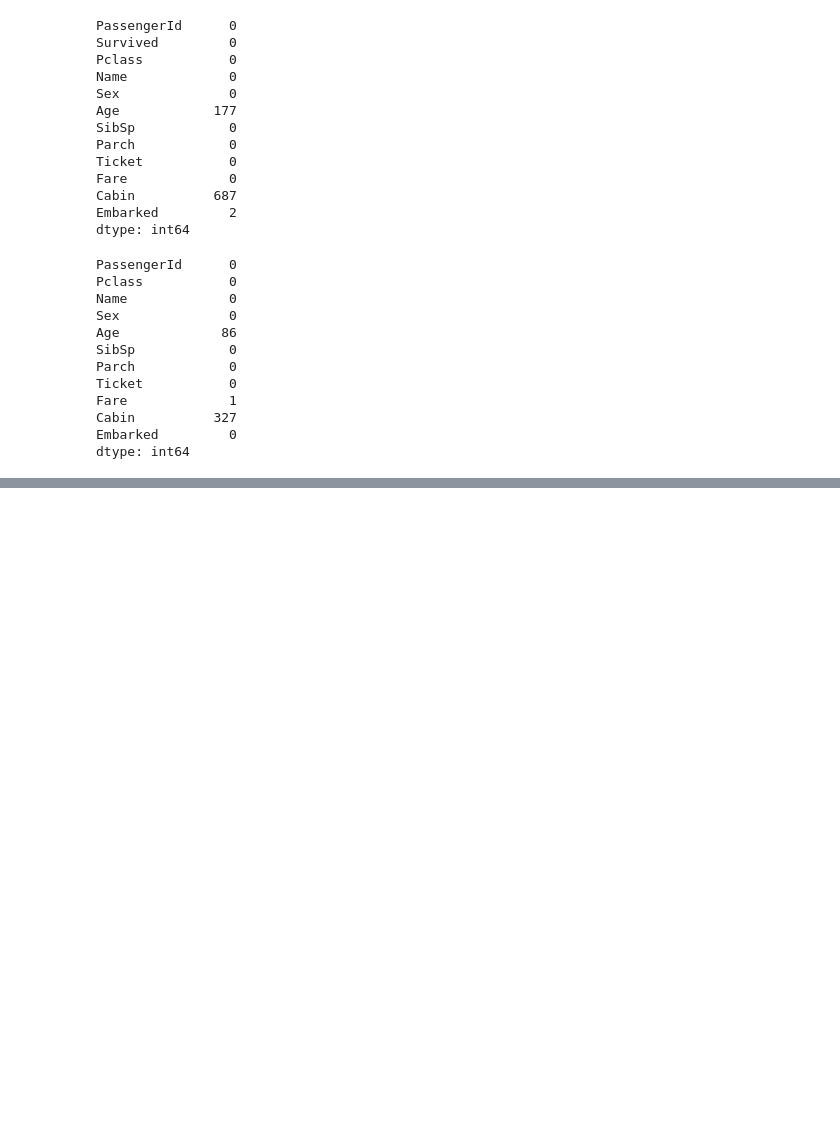
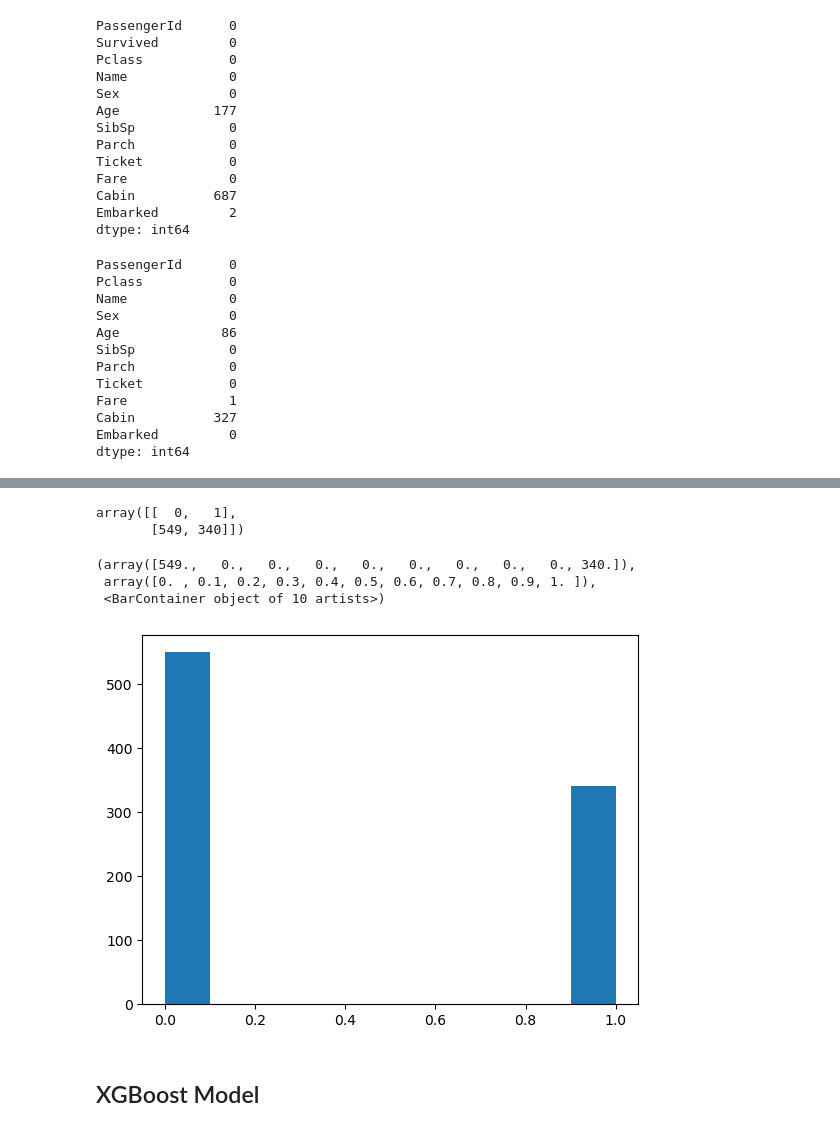
Before and after one commit to fbazzi19/kaggleTitanic, a Jupyter notebook: titanic_ml.ipynb, the cells around one changed output, grey strips where cells are left out. Drawn from its saved outputs; the diff is of its cells as text; code cells hidden in the pictures; blank space fills up the shorter version.

```diff
--- a/titanic_ml.ipynb
+++ b/titanic_ml.ipynb
@@ -115,0 +148,8 @@ Age and Cabin features are missing for many passengers, so they will be removed
+# %%
+train_data = train_data.set_index('PassengerId')
+pid=test_data['PassengerId']
+test_data = test_data.set_index('PassengerId')
+X_train = train_data.drop(columns=['Survived'])
+y_train = train_data['Survived']
+X_train.head()
+y_train.head()
@@ -115,0 +171,12 @@ Age and Cabin features are missing for many passengers, so they will be removed
+# %%
+np.asarray(np.unique(train_data['Survived'], return_counts=True))
+plt.hist(train_data['Survived'], label="Train")
+# %% [output]
+array([[  0,   1],
+       [549, 340]])
+(array([549.,   0.,   0.,   0.,   0.,   0.,   0.,   0.,   0., 340.]),
+ array([0. , 0.1, 0.2, 0.3, 0.4, 0.5, 0.6, 0.7, 0.8, 0.9, 1. ]),
+ <BarContainer object of 10 artists>)
+[figure, added]
+# %% [markdown]
+## XGBoost Model
```
Also changed, not shown: parts of 14 cells of this notebook.
